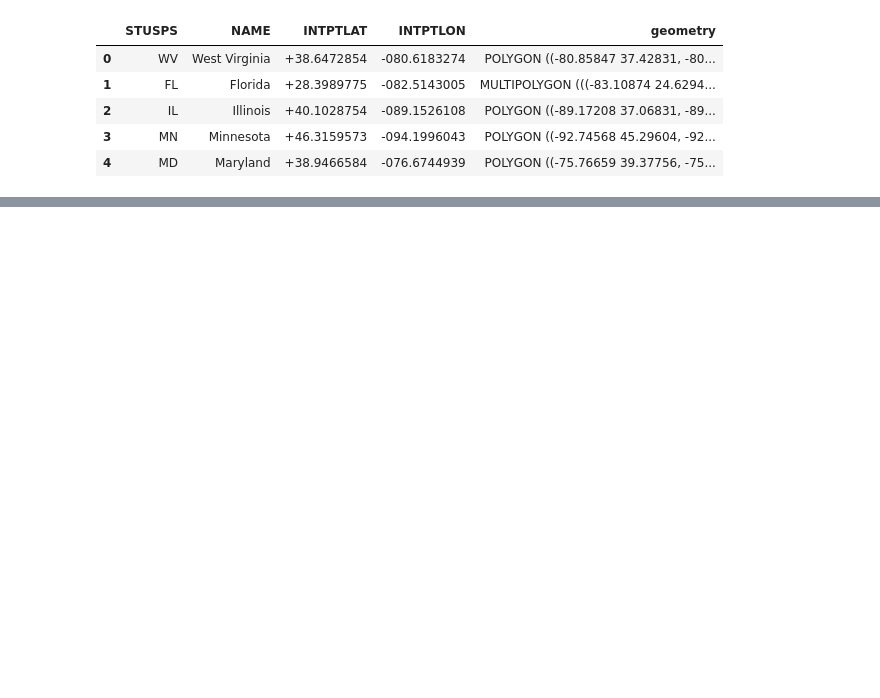
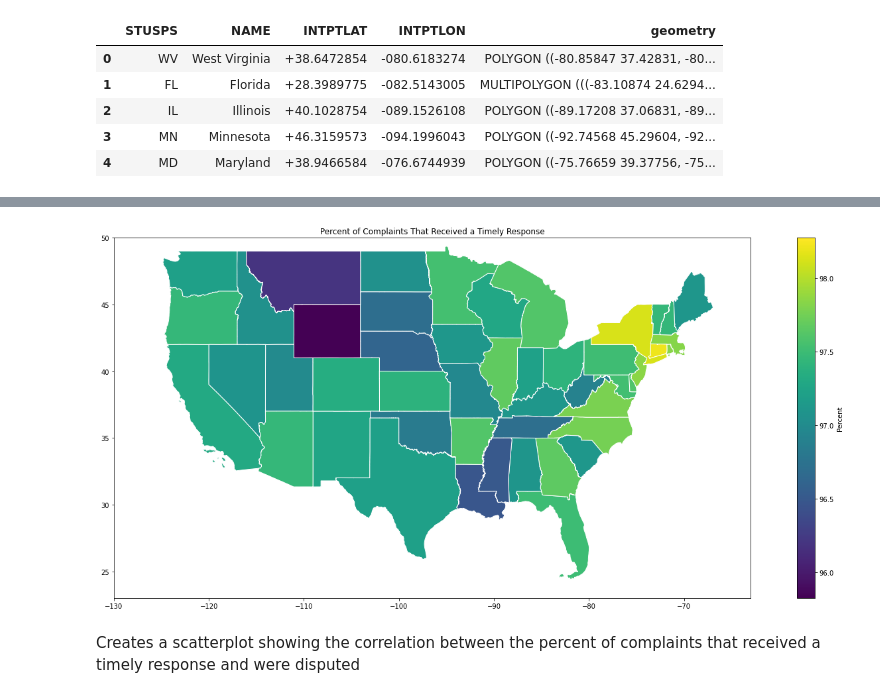
Before and after one commit to quantillinois/data-oa, a Jupyter notebook: ConsumerComplaints.ipynb, the cells around one changed output, grey strips where cells are left out. Cells and saved outputs as stored; diff of their text form; code cells hidden in the pictures; blank space fills up the shorter version.

```diff
--- a/ConsumerComplaints.ipynb
+++ b/ConsumerComplaints.ipynb
@@ -136,4 +135,15 @@ stateMap = frequencyByState(notDisputed, 'nonDisputes', stateMap)
+# %%
+def calculateYesNo(column, stateMap, name):
+  yesVar = data.loc[(data[column]  == 'Yes')]
+  yesVar = frequencyToDataframe(yesVar, 'state')
+  noVar = data.loc[(data[column]  == 'No')]
+  noVar = frequencyToDataframe(noVar, 'state')
+  stateMap = frequencyByState(yesVar, name, stateMap)
+  stateMap = frequencyByState(noVar, 'non' + name, stateMap)
+  return stateMap
+# %%
+stateMap = calculateYesNo('consumer_disputed?', stateMap, 'disputes')
 # %%
 stateMap["disputesPerCapita"] = stateMap["disputes"] / stateMap["Population"] * 100
-stateMap["percentDisputed"] = stateMap["disputes"] / stateMap["nonDisputes"] * 100
+stateMap["percentDisputed"] = stateMap["disputes"] / (stateMap["nondisputes"] + stateMap["disputes"]) * 100
 # %%
@@ -142,0 +153,9 @@ choropleth('percentDisputed', 'Percent that were Disputed', 'Percent')
+# %%
+stateMap = calculateYesNo('timely_response', stateMap, 'timely')
+# %%
+stateMap["percentTimely"] = (stateMap["timely"] / (stateMap["timely"] + stateMap["nontimely"])) * 100
+choropleth('percentTimely', 'Percent of Complaints That Received a Timely Response', 'Percent')
+# %% [output]
+[figure, added]
+# %% [markdown]
+Creates a scatterplot showing the correlation between the percent of complaints that received a timely response and were disputed
```
Also changed, not shown: parts of 32 cells of this notebook.
